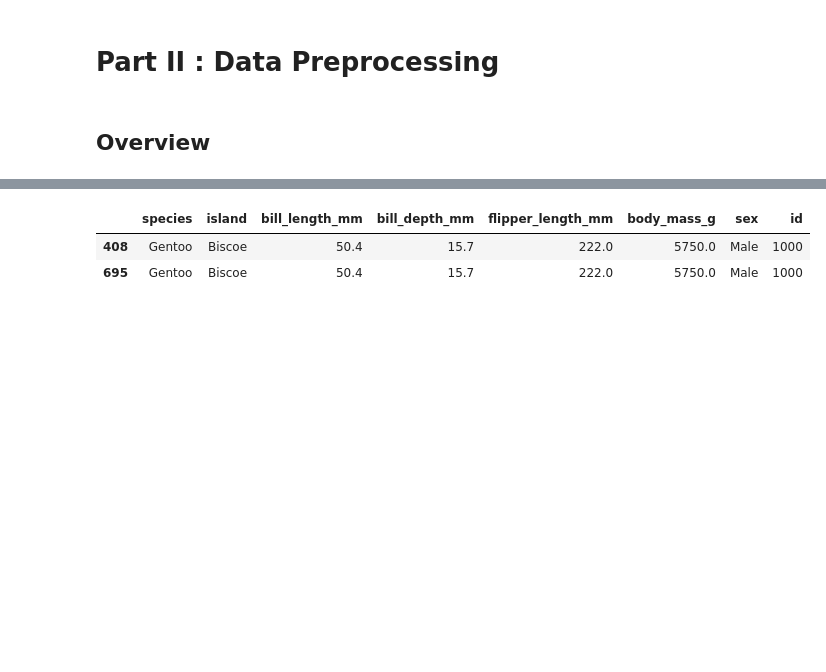
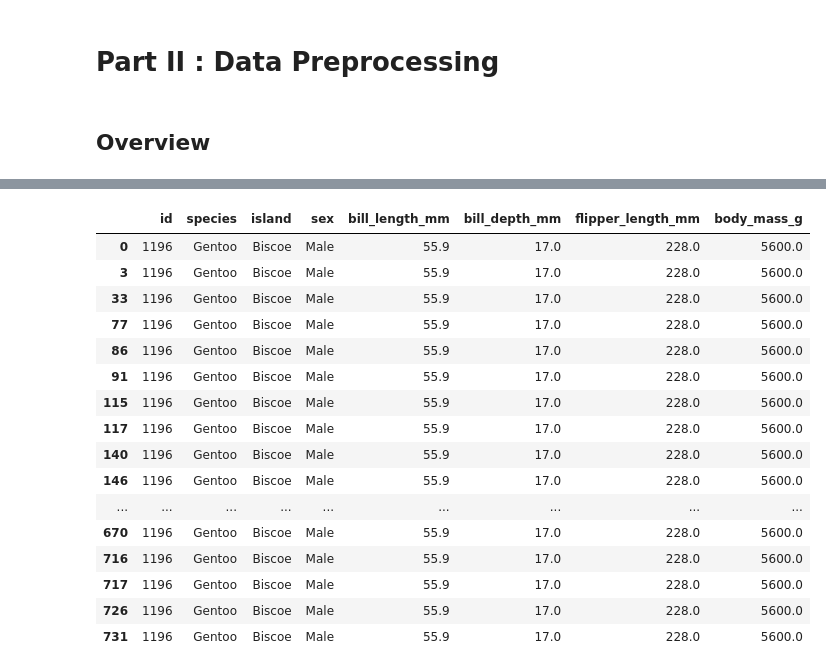
Before and after one commit to jehyunlee/2021_KSES_ML, a Jupyter notebook: 210514_handson.ipynb, the cells around one changed output, grey strips where cells are left out. Saved outputs shown, nothing was run; the diff lists cells and outputs as text; code cells hidden in the pictures; blank space fills up the shorter version.

```diff
--- a/210514_handson.ipynb
+++ b/210514_handson.ipynb
@@ -337,10 +321,6 @@ plt.barh(X_train.columns, fi_noise)
 # Part II : Data Preprocessing
 # %% [markdown]
 ## Overview
-# %%
-df.reset_index(inplace=True, drop=True)
-df.to_pickle("penguins_kses.pkl")
-df.to_csv("penguins_kses.csv")
 # %%
 # 데이터 훑어보기 1. 전체 정보
 
@@ -425,5 +408,5 @@ df.loc[df["sex"].isnull()]
 # %%
 # 결측치 처리 1. 신체 데이터 결측 - 삭제
-df.dropna(subset=["bill_length_mm", "sex"], inplace=True)
+df.dropna(subset=["sex"], axis=0, inplace=True)
 df
 # %% [output]
@@ -464,9 +447,23 @@ df.loc[df.duplicated(["id"])].sort_values("id")
 # %%
-df.query("id == 1000")
+df.query("id == 1196")
 # %% [output]
-|  | species | island | bill_length_mm | bill_depth_mm | flipper_length_mm | body_mass_g | sex | id |
-| 408 | Gentoo | Biscoe | 50.4 | 15.7 | 222.0 | 5750.0 | Male | 1000 |
-| 695 | Gentoo | Biscoe | 50.4 | 15.7 | 222.0 | 5750.0 | Male | 1000 |
+|  | id | species | island | sex | bill_length_mm | bill_depth_mm | flipper_length_mm | body_mass_g |
+| 0 | 1196 | Gentoo | Biscoe | Male | 55.9 | 17.0 | 228.0 | 5600.0 |
+| 3 | 1196 | Gentoo | Biscoe | Male | 55.9 | 17.0 | 228.0 | 5600.0 |
+| 33 | 1196 | Gentoo | Biscoe | Male | 55.9 | 17.0 | 228.0 | 5600.0 |
+| 77 | 1196 | Gentoo | Biscoe | Male | 55.9 | 17.0 | 228.0 | 5600.0 |
+| 86 | 1196 | Gentoo | Biscoe | Male | 55.9 | 17.0 | 228.0 | 5600.0 |
+| 91 | 1196 | Gentoo | Biscoe | Male | 55.9 | 17.0 | 228.0 | 5600.0 |
+| 115 | 1196 | Gentoo | Biscoe | Male | 55.9 | 17.0 | 228.0 | 5600.0 |
+| 117 | 1196 | Gentoo | Biscoe | Male | 55.9 | 17.0 | 228.0 | 5600.0 |
+| 140 | 1196 | Gentoo | Biscoe | Male | 55.9 | 17.0 | 228.0 | 5600.0 |
+| 146 | 1196 | Gentoo | Biscoe | Male | 55.9 | 17.0 | 228.0 | 5600.0 |
+| ... | ... | ... | ... | ... | ... | ... | ... | ... |
+| 670 | 1196 | Gentoo | Biscoe | Male | 55.9 | 17.0 | 228.0 | 5600.0 |
+| 716 | 1196 | Gentoo | Biscoe | Male | 55.9 | 17.0 | 228.0 | 5600.0 |
+| 717 | 1196 | Gentoo | Biscoe | Male | 55.9 | 17.0 | 228.0 | 5600.0 |
+| 726 | 1196 | Gentoo | Biscoe | Male | 55.9 | 17.0 | 228.0 | 5600.0 |
+| 731 | 1196 | Gentoo | Biscoe | Male | 55.9 | 17.0 | 228.0 | 5600.0 |
 # %%
 # 중복값 처리
 df.drop_duplicates(["id"], inplace=True)
```
Also changed, not shown: parts of 52 cells of this notebook, 3 other files.
